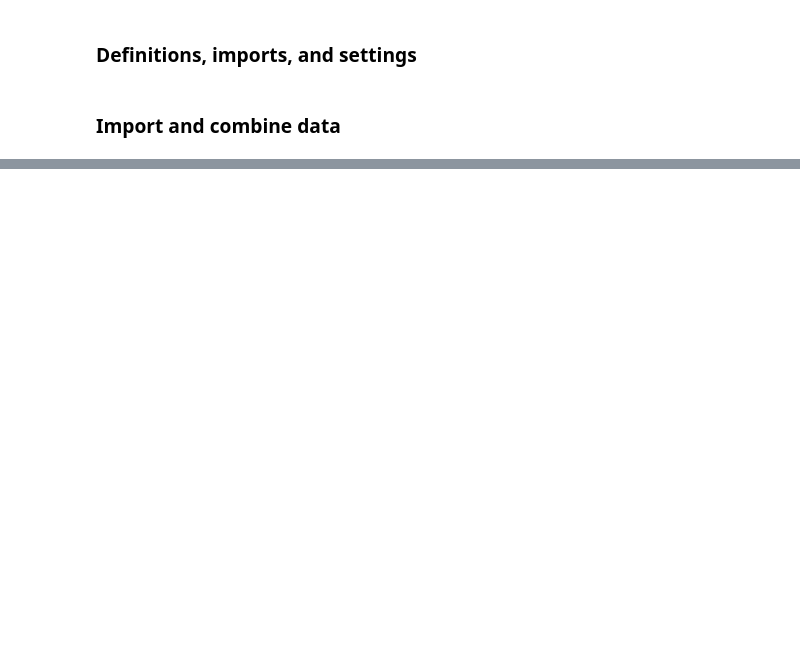
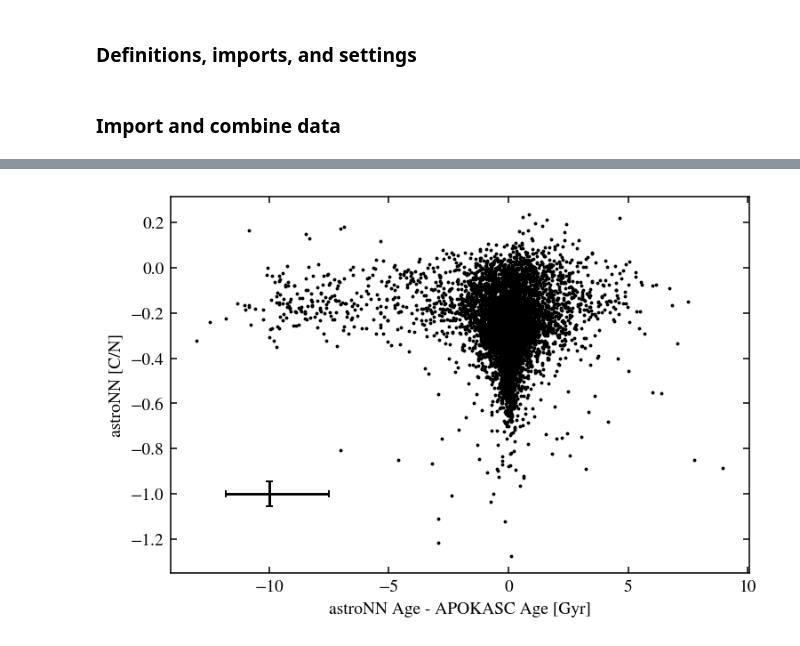
Before and after one commit to lodubay/first-year-project, a Jupyter notebook: compare_datasets.ipynb, the cells around one changed output, grey strips where cells are left out. Drawn from its saved outputs; the diff is of its cells as text; code cells hidden in the pictures; blank space fills up the shorter version.

```diff
--- a/compare_datasets.ipynb
+++ b/compare_datasets.ipynb
@@ -111,0 +170,17 @@ APOGEE_ID
+# %%
+# Age difference vs C/N
+fig, ax = plt.subplots()
+ax.scatter(ages['ASTRONN_AGE'] - ages['APOKASC2_AGE'],
+           ages['ASTRONN_C_N'], c='k', s=1)
+# plot RMS errors added in quadrature
+ax.errorbar(-10, -1,
+            xerr=[[quad_add(rms(ages['APOKASC2_AGE_MERR']), rms(ages['ASTRONN_AGE_ERR']))],
+                  [quad_add(rms(ages['APOKASC2_AGE_PERR']), rms(ages['ASTRONN_AGE_ERR']))]],
+            yerr=rms(ages['ASTRONN_C_N_ERR']),
+            color='k', capsize=2)
+ax.set_xlabel('astroNN Age - APOKASC Age [Gyr]')
+ax.set_ylabel('astroNN [C/N]')
+plt.savefig('agediff_CN.png')
+plt.show()
+# %% [output]
+[figure, added]
```
Also changed, not shown: parts of 9 cells of this notebook, 3 other files.
